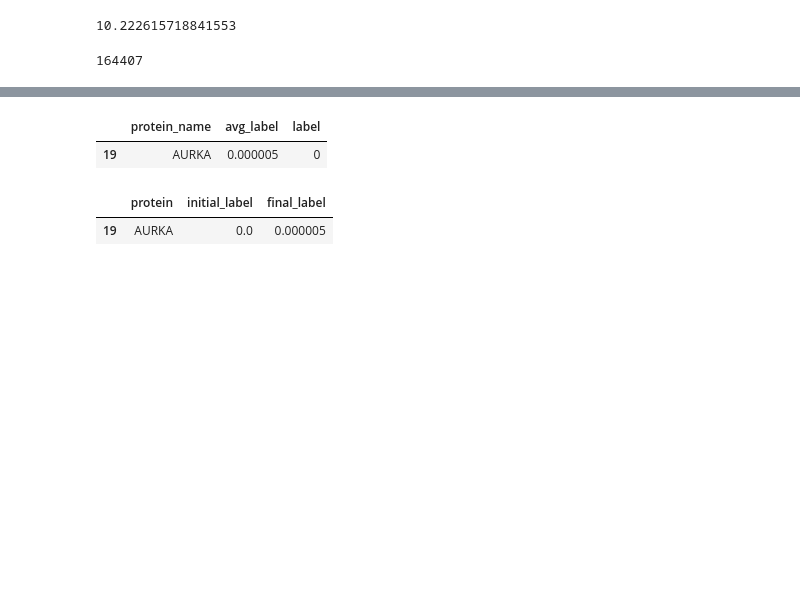
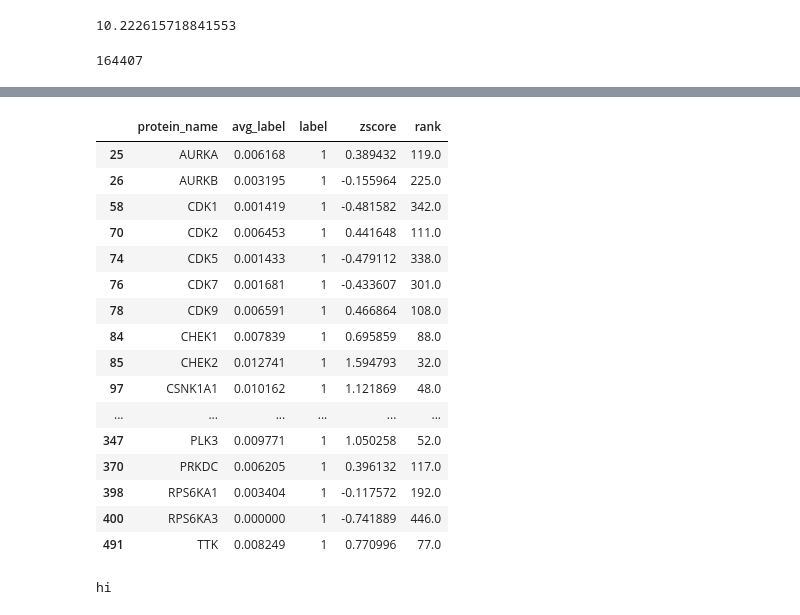
Before and after one commit to ily123/ggid, a Jupyter notebook: onto_scratch.ipynb, the cells around one changed output, grey strips where cells are left out. Cells and saved outputs as stored; diff of their text form; code cells hidden in the pictures; blank space fills up the shorter version.

Commit message:
loo validation bug fixes

```diff
--- a/onto_scratch.ipynb
+++ b/onto_scratch.ipynb
@@ -96,2 +120,13 @@ sim.sim_matrix.adj_matrix
+# %%
+#mask = sim.sim_matrix.sim_matrix.sum(axis=1) == 512
+
+for i, flag in enumerate(mask):
+    if flag:
+        sim.sim_matrix.sim_matrix[i, :] = 0
+        sim.sim_matrix.sim_matrix[:, i] = 0
+
+
+
+#sim.sim_matrix.sim_matrix[511, :] = 0
 # %%
 sim.sim_matrix.save_as_pickle('results/kinase_matrix.pkl')
@@ -102,10 +133,23 @@ sim.sim_matrix
+# %%
+#sim.sim_matrix = pickle.load(open('results/kinase_matrix.pkl', 'rb'))
+sim.sim_matrix.sim_matrix = sim.sim_matrix.sim_matrix + sim.sim_matrix.sim_matrix.T
+sim.sim_matrix.sim_matrix[sim.sim_matrix.sim_matrix > 0] = 1
+# %%
+p53_kin = ['CSNK2A1', 'CDK1', 'PRKDC', 'CDK2', 'MAPK8', 'CDK7',
+           'CSNK1D', 'MAPK9', 'EIF2AK2', 'CHEK1', 'CHEK2', 'GSK3B',
+           'MAPK1', 'PLK3','AURKA', 'TAF1', 'RPS6KA3', 'CDK9', 'CDK5',
+           'DYRK2', 'HIPK2', 'IKBKB', 'TTK', 'AURKB', 'CSNK1A1', 'RPS6KA1']
 # %%
 import cross_validation
 import diffusion
 importlib.reload(diffusion)
 importlib.reload(cross_validation)
 
-
-loo = cross_validation.LOOValitation(sim.sim_matrix, ['CDC7', 'AURKA'])
+p53_kin_exist = [p for p in p53_kin if p in sim.sim_matrix.protein_list]
+#p53_kin_exist = ['CDK1', 'CDK2', 'CDK7', 'CDK9', 'CDK5']
+#p53_kin_exist = ['ABL1', 'ABL2', 'AKT1', 'CDK2', 'CDK7', 'CDK9', 'CDK5']
+print(p53_kin_exist)
+loo = cross_validation.LOOValitation(sim.sim_matrix, p53_kin_exist)
 
 res = loo.run_validation()
+loo.get_auc()
@@ -112,14 +175,29 @@ res = loo.run_validation()
-# %%
-res.loc[res.protein_name=='AURKA']
-# %% [output]
-|  | protein_name | avg_label | label |
-| 19 | AURKA | 0.000005 | 0 |
+# %%
+res['zscore'] = scipy.stats.zscore(res.avg_label)
+res['rank'] = res.zscore.rank(ascending=False)
+res.loc[res.label==1]
+# %% [output]
+|  | protein_name | avg_label | label | zscore | rank |
+| 25 | AURKA | 0.006168 | 1 | 0.389432 | 119.0 |
+| 26 | AURKB | 0.003195 | 1 | -0.155964 | 225.0 |
+| 58 | CDK1 | 0.001419 | 1 | -0.481582 | 342.0 |
+| 70 | CDK2 | 0.006453 | 1 | 0.441648 | 111.0 |
+| 74 | CDK5 | 0.001433 | 1 | -0.479112 | 338.0 |
+| 76 | CDK7 | 0.001681 | 1 | -0.433607 | 301.0 |
+| 78 | CDK9 | 0.006591 | 1 | 0.466864 | 108.0 |
+| 84 | CHEK1 | 0.007839 | 1 | 0.695859 | 88.0 |
+| 85 | CHEK2 | 0.012741 | 1 | 1.594793 | 32.0 |
+| 97 | CSNK1A1 | 0.010162 | 1 | 1.121869 | 48.0 |
+| ... | ... | ... | ... | ... | ... |
+| 347 | PLK3 | 0.009771 | 1 | 1.050258 | 52.0 |
+| 370 | PRKDC | 0.006205 | 1 | 0.396132 | 117.0 |
+| 398 | RPS6KA1 | 0.003404 | 1 | -0.117572 | 192.0 |
+| 400 | RPS6KA3 | 0.000000 | 1 | -0.741889 | 446.0 |
+| 491 | TTK | 0.008249 | 1 | 0.770996 | 77.0 |
 # %%
-dif = diffusion.Diffusion(sim.sim_matrix, ['CDC7'])
+dif = diffusion.Diffusion(sim.sim_matrix, p53_kin_exist)
 res = dif.diffuse()
 df = res.get_as_pandas_df()
+df['rank'] = df.final_label.rank()
+# %% [output]
+hi
-# %%
-df.loc[df.protein=='AURKA']
-# %% [output]
-|  | protein | initial_label | final_label |
-| 19 | AURKA | 0.0 | 0.000005 |
```
Also changed, not shown: parts of 15 cells of this notebook, 5 other files.
